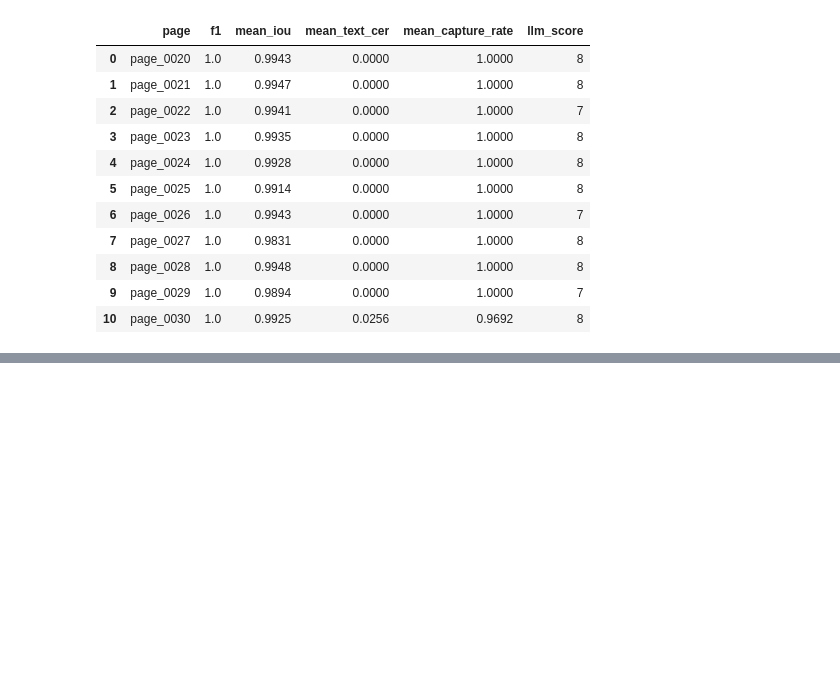
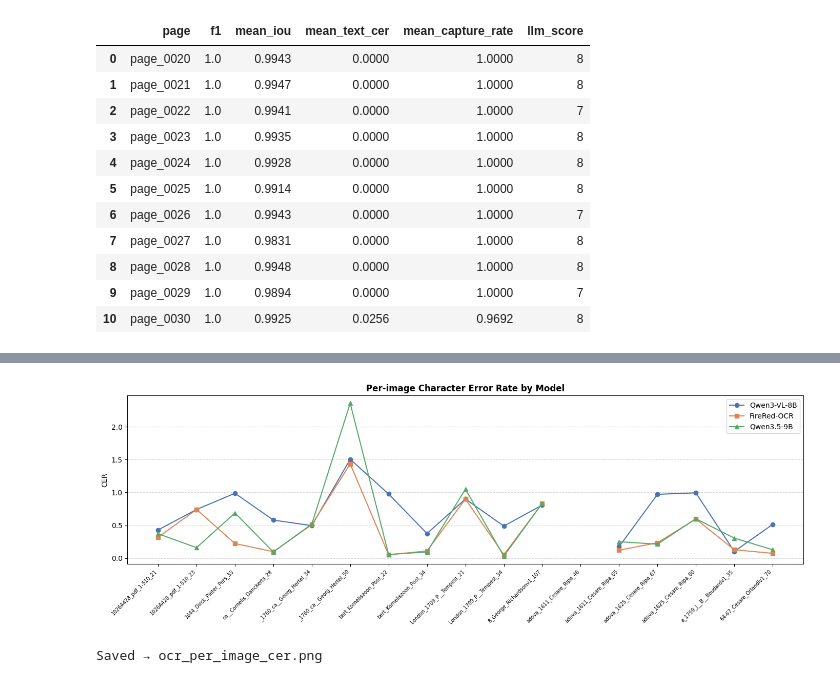
Before and after one commit to zeronohako/iconologia, a Jupyter notebook: notebook.ipynb, the cells around one changed output, grey strips where cells are left out. Saved outputs shown, nothing was run; the diff lists cells and outputs as text; code cells hidden in the pictures; blank space fills up the shorter version.

```diff
--- a/notebook.ipynb
+++ b/notebook.ipynb
@@ -545,0 +852,55 @@ Mean LLM Score:    7.7 / 10
+# %%
+
+
+fig, ax = plt.subplots(figsize=(14, 5))
+
+
+
+x_idx = range(len(df_ocr))
+
+x_labels = [img.split("_png")[0][-25:] for img in df_ocr["image"]]
+
+
+
+for label, color, marker in zip(
+
+    MODEL_COLS.values(),
+
+    ["#4C72B0", "#DD8452", "#55A868"],
+
+    ["o", "s", "^"],
+
+):
+
+    col = f"cer_{label}"
+
+    ax.plot(list(x_idx), df_ocr[col].tolist(), label=label,
+
+            color=color, marker=marker, linewidth=1.5, markersize=6)
+
+
+
+ax.set_xticks(list(x_idx))
+
+ax.set_xticklabels(x_labels, rotation=45, ha="right", fontsize=7)
+
+ax.set_ylabel("CER")
+
+ax.set_title("Per-image Character Error Rate by Model", fontsize=12, fontweight="bold")
+
+ax.legend()
+
+ax.yaxis.grid(True, linestyle="--", alpha=0.5)
+
+
+
+plt.tight_layout()
+
+plt.savefig("ocr_per_image_cer.png", dpi=150, bbox_inches="tight")
+
+plt.show()
+
+print("Saved → ocr_per_image_cer.png")
+# %% [output]
+[figure, added]
+Saved → ocr_per_image_cer.png
```
Also changed, not shown: parts of 11 cells of this notebook, 10 other files.
